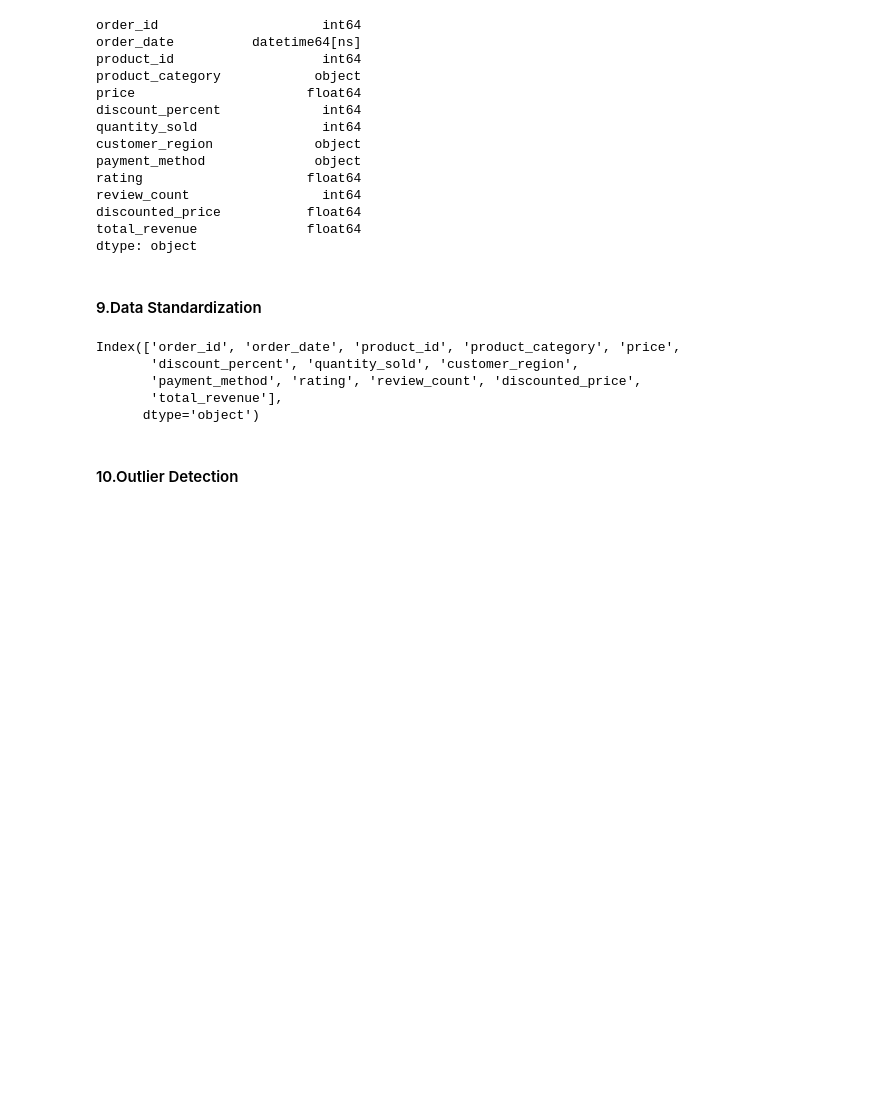
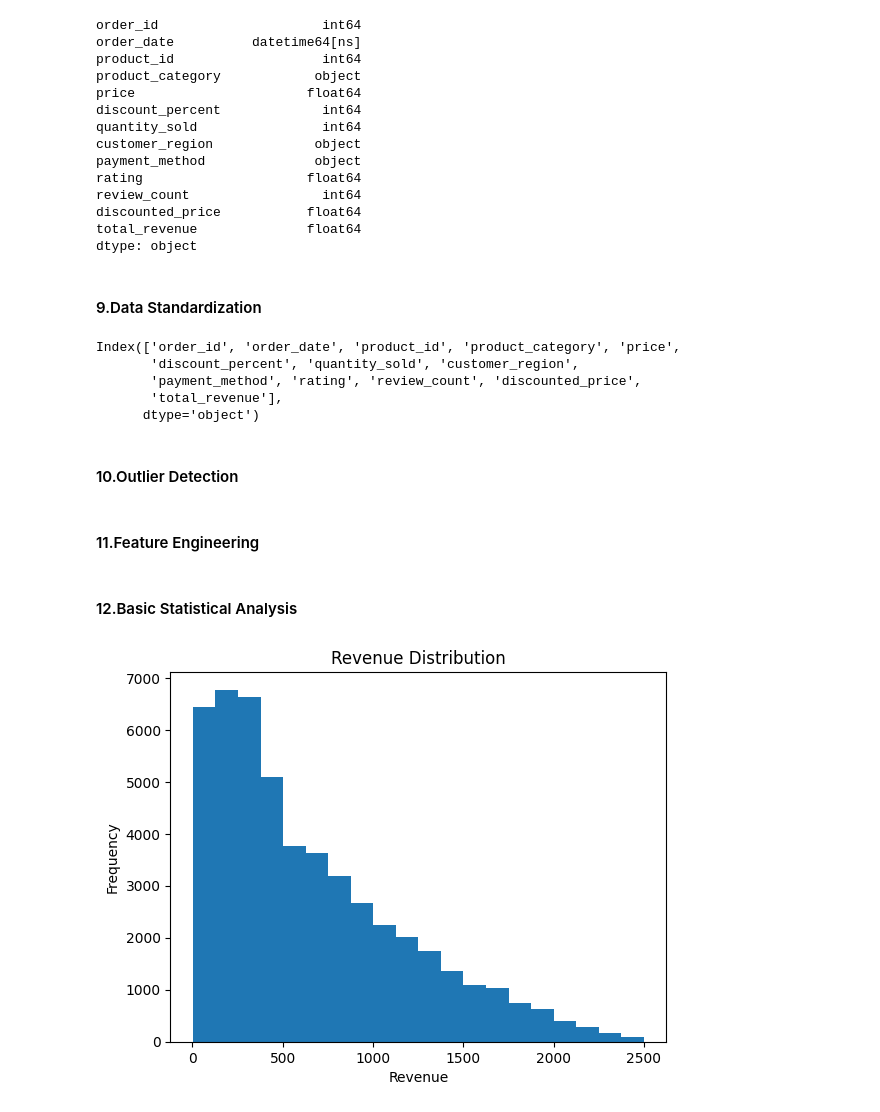
Before and after one commit to HimashMadushanka/ecommerce-sales-data-analysis, a Jupyter notebook: notebooks/ecommerce_sales_analysis.ipynb, the cells around one changed output. Drawn from its saved outputs; the diff is of its cells as text; code cells hidden in the pictures; blank space fills up the shorter version.

```diff
--- a/notebooks/ecommerce_sales_analysis.ipynb
+++ b/notebooks/ecommerce_sales_analysis.ipynb
@@ -159,3 +159,19 @@ def remove_outliers(data, column):
 df = remove_outliers(df, 'price')
 df = remove_outliers(df, 'total_revenue')
 df = remove_outliers(df, 'discounted_price')
+# %% [markdown]
+#### 11.Feature Engineering
+# %%
+df['profit_estimate'] = df['total_revenue']-(df['price']*df['quantity_sold'])
+df['day_of_week'] = df['order_date'].dt.day_name()
+df['month'] = df['order_date'].dt.to_period('M')
+# %% [markdown]
+#### 12.Basic Statistical Analysis
+# %%
+plt.hist(df['total_revenue'], bins=20)
+plt.title("Revenue Distribution")
+plt.xlabel("Revenue")
+plt.ylabel("Frequency")
+plt.show()
+# %% [output]
+[figure, added]
```
Also changed, not shown: parts of 5 cells of this notebook.
